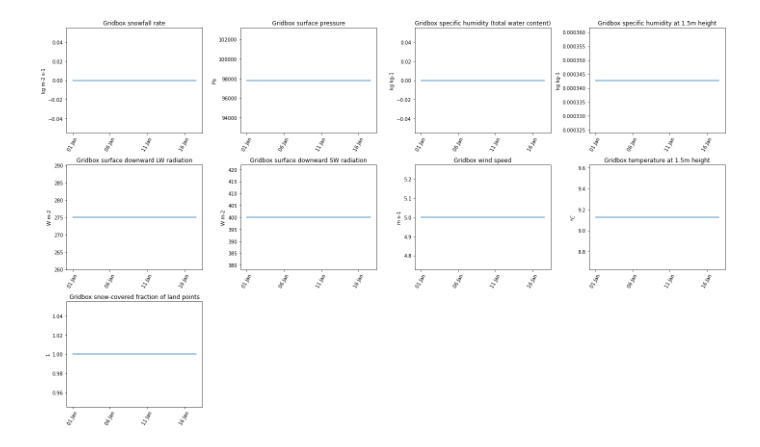
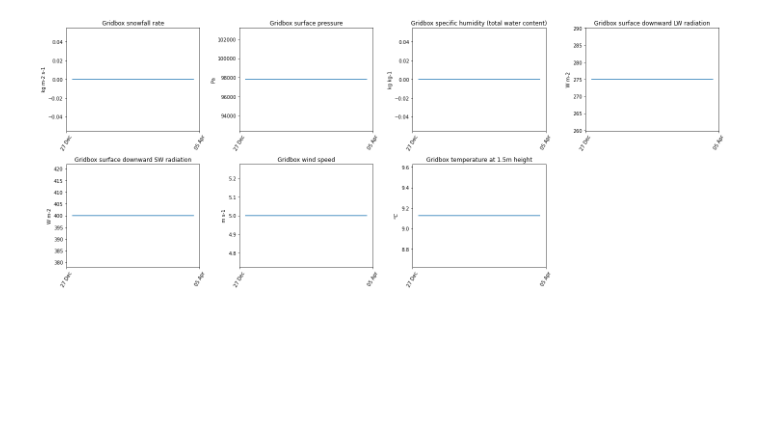
Before and after one commit to sarahshannon-uor/monarchs_jules, a Jupyter notebook: jules/plot_vars_racc.ipynb, the cells around one changed output. Saved outputs shown, nothing was run; the diff lists cells and outputs as text; code cells hidden in the pictures; blank space fills up the shorter version.

```diff
--- a/jules/plot_vars_racc.ipynb
+++ b/jules/plot_vars_racc.ipynb
@@ -25,39 +21,39 @@ start_time = pd.Timestamp('2013-01-01 00:00')
 # %%
 # plot all vars with dimensions (time, y, x)
-gb_vars = [v for v in output.variables if output.variables[v].dimensions == ('time', 'y', 'x')]
-#gb_vars = ['snowfall','pstar','qw1','lw_down','sw_down','wind','t1p5m_gb']
+#gb_vars = [v for v in output.variables if output.variables[v].dimensions == ('time', 'y', 'x')]
+gb_vars = ['snowfall','pstar','qw1','lw_down','sw_down','wind','t1p5m_gb']
 
 fig, axes = plt.subplots(-(-len(gb_vars) // 4), 4, figsize=(20, 4 * ((len(gb_vars) + 3) // 4)))
 axes = axes.flat
 
 for ax, v in zip(axes, gb_vars):
-    data = output[v][1:400, 0, 0]
+    data = output[v][1:-1, 0, 0]
 
 
     units = getattr(output[v], 'units', '')
     time = pd.date_range(start=start_time, periods=len(data), freq='H')
 
     if v == 't1p5m_gb':
         data -= 273.15
         units = '$^oC$'
 
     ax.plot(time, data)
     ax.set_title(getattr(output[v], 'long_name', v))
     ax.set_ylabel(units)
 
-    ax.xaxis.set_major_locator(mdates.DayLocator(interval=5))
+    ax.xaxis.set_major_locator(mdates.DayLocator(interval=360))
     ax.xaxis.set_major_formatter(mdates.DateFormatter('%d %b'))
 
 
     ax.tick_params(axis='x', rotation=60)
 
 for ax in axes[len(gb_vars):]:
     ax.remove()
 
 plt.tight_layout()
 plt.show()
 # %% [output]
-[figure, old version]
+[figure, new version]
 # %%
 nsnow = output['nsnow'][:, 8, 0, 0]
 print(nsnow)
```
Also changed, not shown: parts of 9 cells of this notebook.
